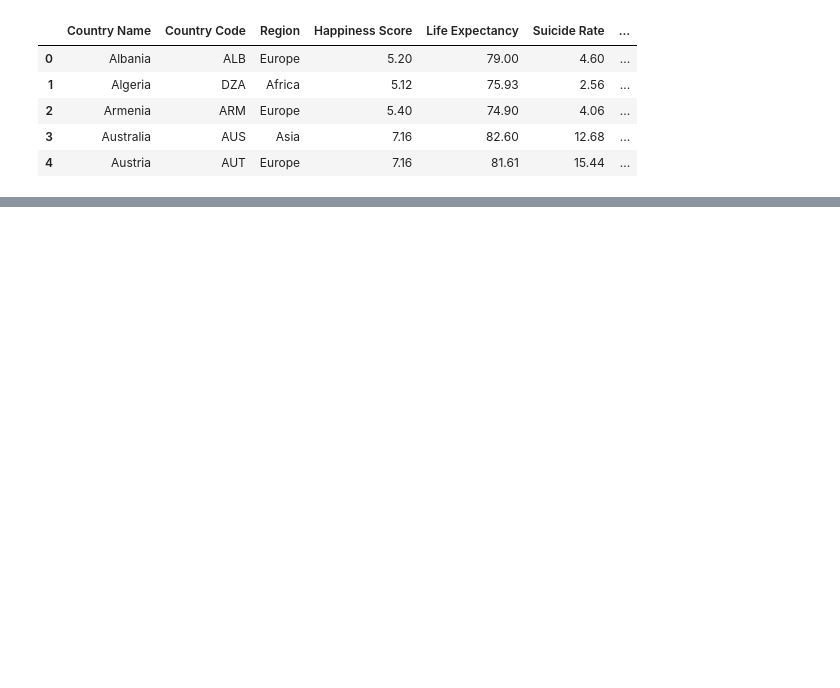
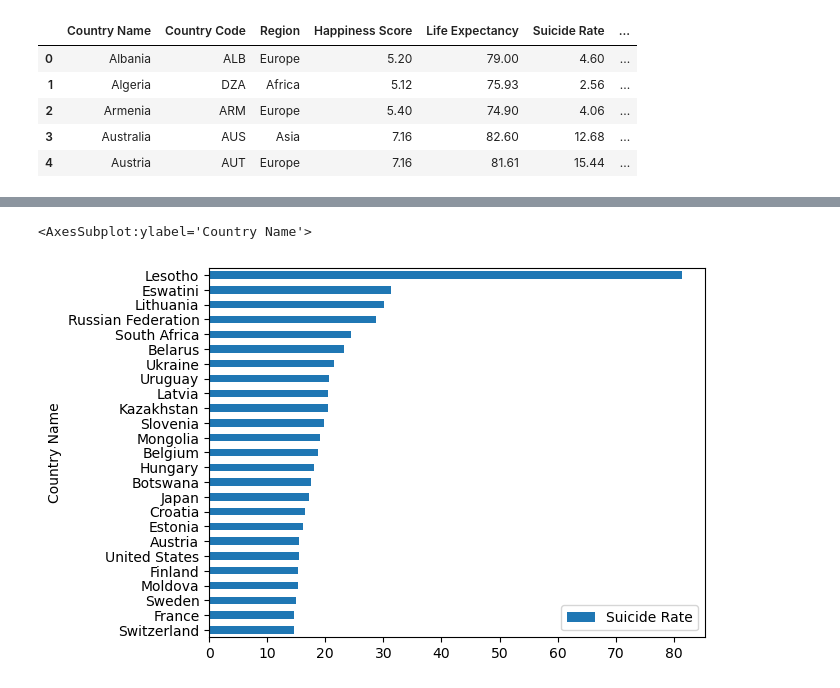
Before and after one commit to ashumskyy/data-dynamos-project-1, a Jupyter notebook: mental_health_metrics_comparison.ipynb, the cells around one changed output, grey strips where cells are left out. Saved outputs shown, nothing was run; the diff lists cells and outputs as text; code cells hidden in the pictures; blank space fills up the shorter version.

```diff
--- a/mental_health_metrics_comparison.ipynb
+++ b/mental_health_metrics_comparison.ipynb
@@ -78,0 +112,6 @@ sorted_suicide.head(20)
+# %%
+# prepare df for plotting by selecting appropriate columns and rows as well as setting new index
+y = sorted_suicide[['Country Name', 'Suicide Rate']].tail(25)
+y =  y.iloc[:25]
+y.set_index(['Country Name'], inplace=True)
+y.head(25)
@@ -78,0 +137,6 @@ sorted_suicide.head(20)
+# %%
+# plot 20 countries with highest happiness scores
+y.plot(kind='barh')
+# %% [output]
+<AxesSubplot:ylabel='Country Name'>
+[figure, added]
```
Also changed, not shown: parts of 9 cells of this notebook, 2 other files.
